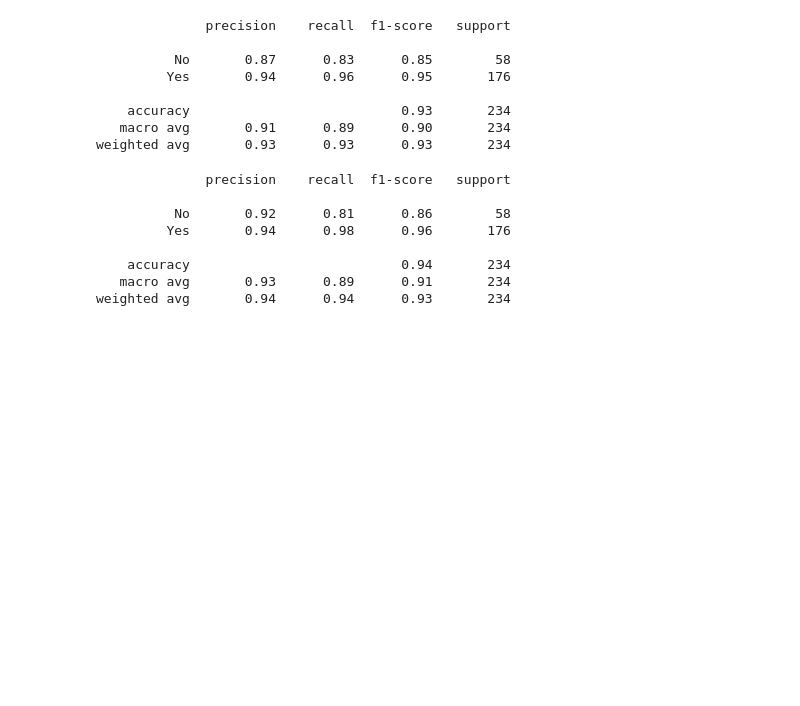
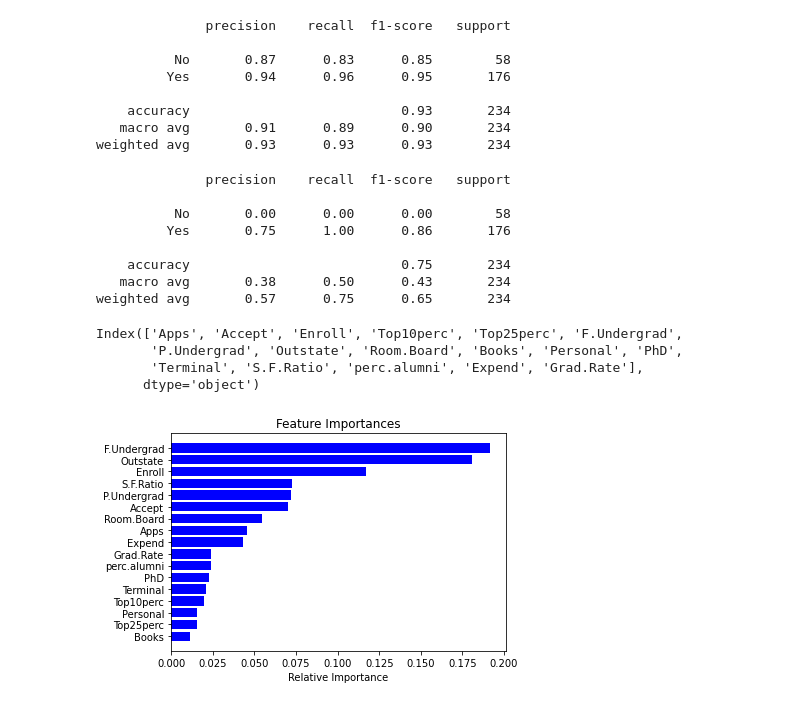
Before and after one commit to taylorec/Data-Science-with-Python, a Jupyter notebook: college_SupervisedClassification.ipynb, the cells around one changed output. Saved outputs shown, nothing was run; the diff lists cells and outputs as text; code cells hidden in the pictures; blank space fills up the shorter version.

```diff
--- a/college_SupervisedClassification.ipynb
+++ b/college_SupervisedClassification.ipynb
@@ -207,3 +292,5 @@ param_grid = {'C': [0.1,1, 10, 100], 'gamma': [1,0.1,0.01,0.001]}
+# %%
+grid = GridSearchCV(SVC(),param_grid,refit=True,verbose=3)
 # %%
-svm = SVC().fit(X_train,y_train)
+grid.fit(X_train,y_train)
 # %%
@@ -247,14 +336,37 @@ print(classification_report(y_test,grbt_Predictions))
    macro avg       0.91      0.89      0.90       234
 weighted avg       0.93      0.93      0.93       234
 # %%
-# Support Vector Machine prediction score
-print(classification_report(y_test,svm_Predictions))
+#Grid search
+print(classification_report(y_test,grid_predictions))
 # %% [output]
               precision    recall  f1-score   support
 
-          No       0.92      0.81      0.86        58
-         Yes       0.94      0.98      0.96       176
+          No       0.00      0.00      0.00        58
+         Yes       0.75      1.00      0.86       176
 
-    accuracy                           0.94       234
-   macro avg       0.93      0.89      0.91       234
-weighted avg       0.94      0.94      0.93       234
+    accuracy                           0.75       234
+   macro avg       0.38      0.50      0.43       234
+weighted avg       0.57      0.75      0.65       234
+# %%
+import numpy as np
+
+importances = rfc.feature_importances_
+
+indices = np.argsort(importances)
+# %%
+Features = X_train.columns
+Features
+# %% [output]
+Index(['Apps', 'Accept', 'Enroll', 'Top10perc', 'Top25perc', 'F.Undergrad',
+       'P.Undergrad', 'Outstate', 'Room.Board', 'Books', 'Personal', 'PhD',
+       'Terminal', 'S.F.Ratio', 'perc.alumni', 'Expend', 'Grad.Rate'],
+      dtype='object')
+# %%
+import matplotlib.pyplot as plt
+plt.title('Feature Importances')
+plt.barh(range(len(indices)), importances[indices], color='b', align='center')
+plt.yticks(range(len(indices)), [Features[i] for i in indices])
+plt.xlabel('Relative Importance')
+plt.show()
+# %% [output]
+[figure, added]
```
Also changed, not shown: parts of 36 cells of this notebook.
